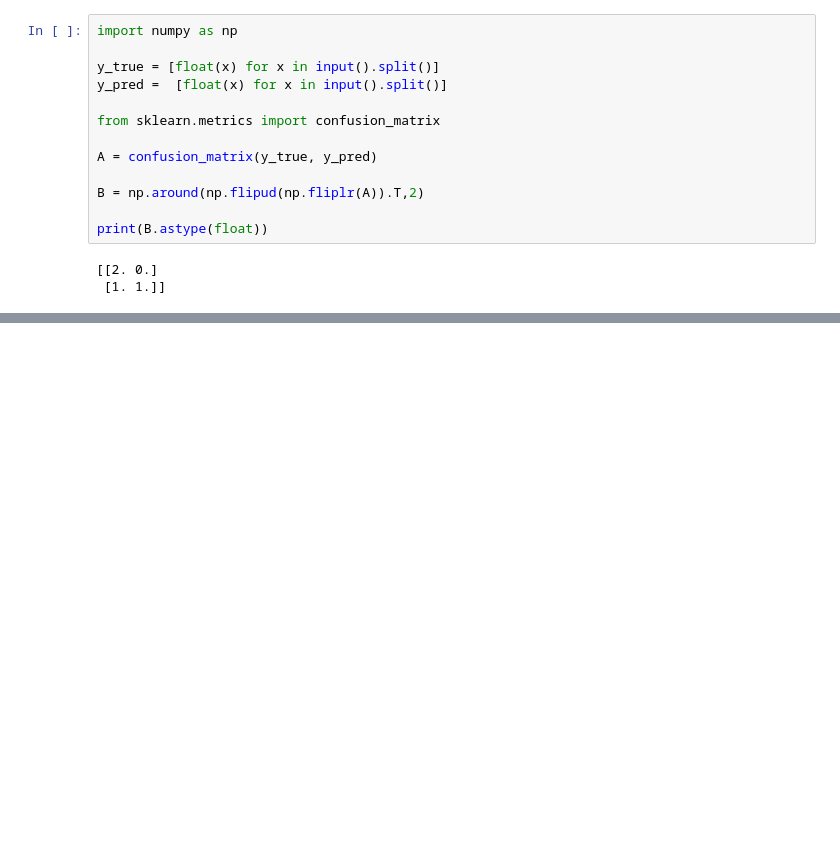
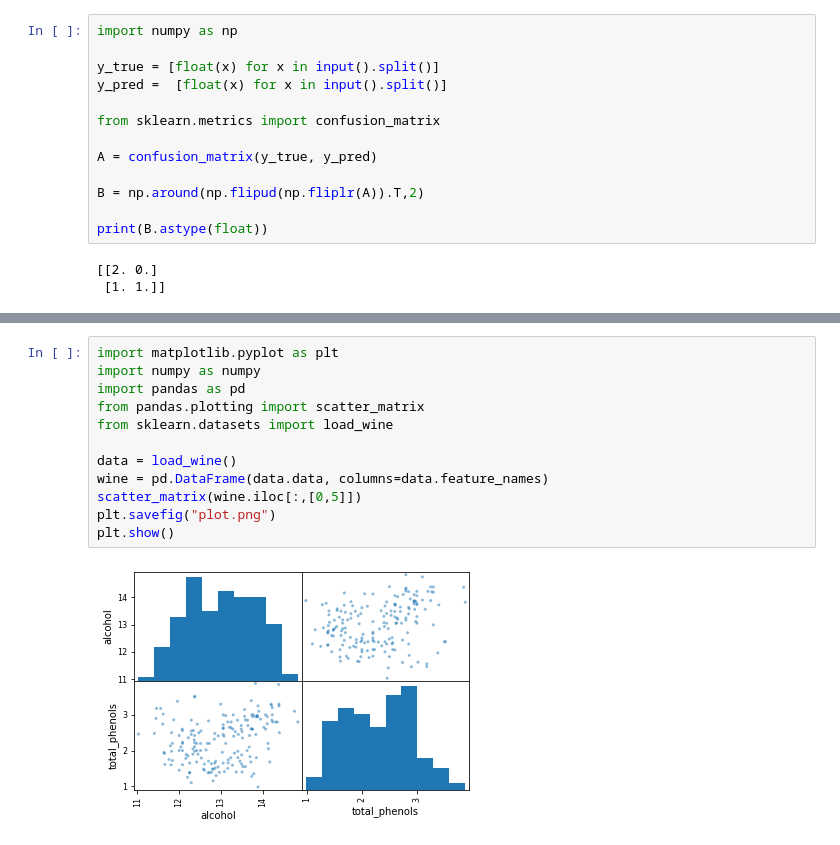
Before and after one commit to luislerma5593/Data_Analysis, a Jupyter notebook: Solo_Learn/DataScience_SoloLearn.ipynb, the cells around one changed output, grey strips where cells are left out. Drawn from its saved outputs; the diff is of its cells as text; blank space fills up the shorter version.

```diff
--- a/Solo_Learn/DataScience_SoloLearn.ipynb
+++ b/Solo_Learn/DataScience_SoloLearn.ipynb
@@ -850,0 +875,14 @@ print(B.astype(float))
+# %%
+import matplotlib.pyplot as plt
+import numpy as numpy
+import pandas as pd
+from pandas.plotting import scatter_matrix
+from sklearn.datasets import load_wine
+
+data = load_wine()
+wine = pd.DataFrame(data.data, columns=data.feature_names)
+scatter_matrix(wine.iloc[:,[0,5]])
+plt.savefig("plot.png")
+plt.show()
+# %% [output]
+[figure, added]
```
Also changed, not shown: parts of 27 cells of this notebook, 1 other file.
